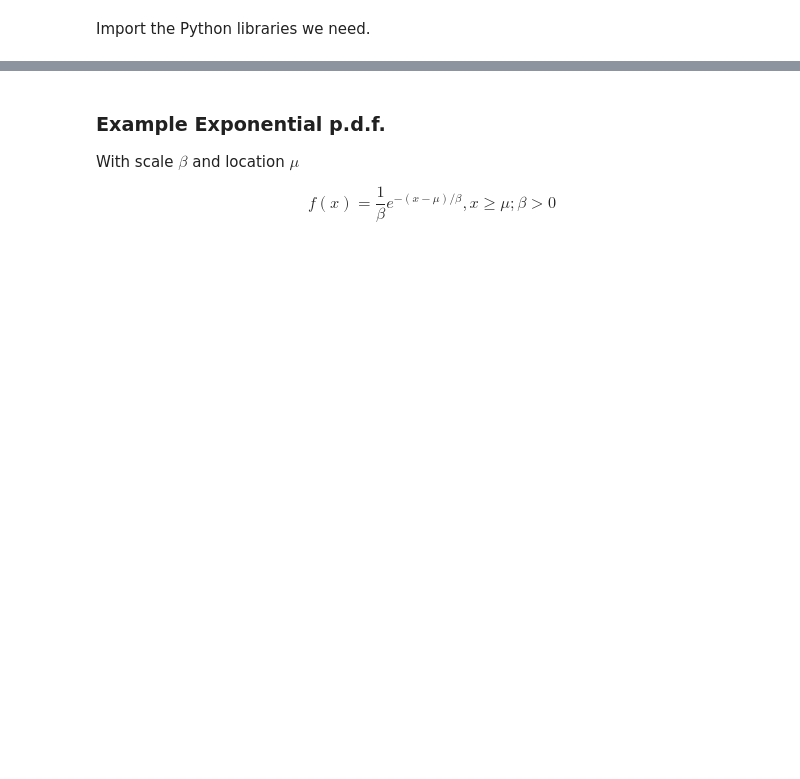
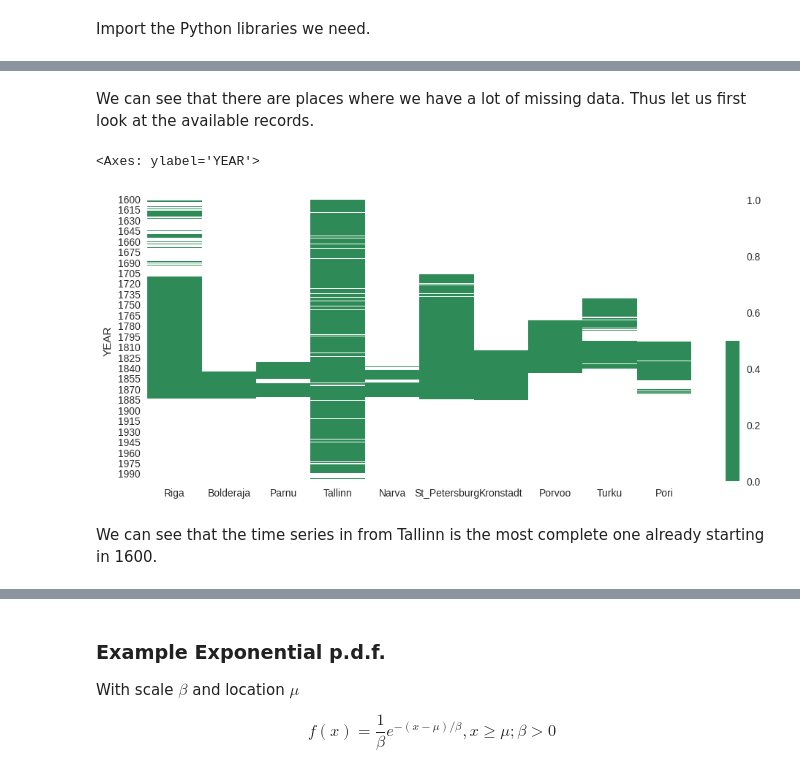
Before and after one commit to KGzB/CAS-Applied-Data-Science, a Jupyter notebook: Module-2/CAS-D2-Regression.ipynb, the cells around one changed output, grey strips where cells are left out. Cells and saved outputs as stored; diff of their text form; code cells hidden in the pictures; blank space fills up the shorter version.

```diff
--- a/Module-2/CAS-D2-Regression.ipynb
+++ b/Module-2/CAS-D2-Regression.ipynb
@@ -321,0 +57,4 @@ diagnostic_plots(X,y)
+# %%
+url = "https://github.com/KGzB/CAS-Applied-Data-Science/blob/master/Module-2/baltikum_eisschmelze.csv?raw=true"
+df = pd.read_csv(url, sep=";", index_col=0)
+df
@@ -321,0 +76,11 @@ diagnostic_plots(X,y)
+# %% [markdown]
+We can see that there are places where we have a lot of missing data. Thus let us first look at the available records.
+# %%
+plt.figure(figsize=(12,5))
+colours = ['seagreen', 'white']
+sns.heatmap(df.isnull(), cmap=sns.color_palette(colours))
+# %% [output]
+<Axes: ylabel='YEAR'>
+[figure, added]
+# %% [markdown]
+We can see that the time series in from Tallinn is the most complete one already starting in 1600.
```
Also changed, not shown: parts of 80 cells of this notebook, 1 other file.
